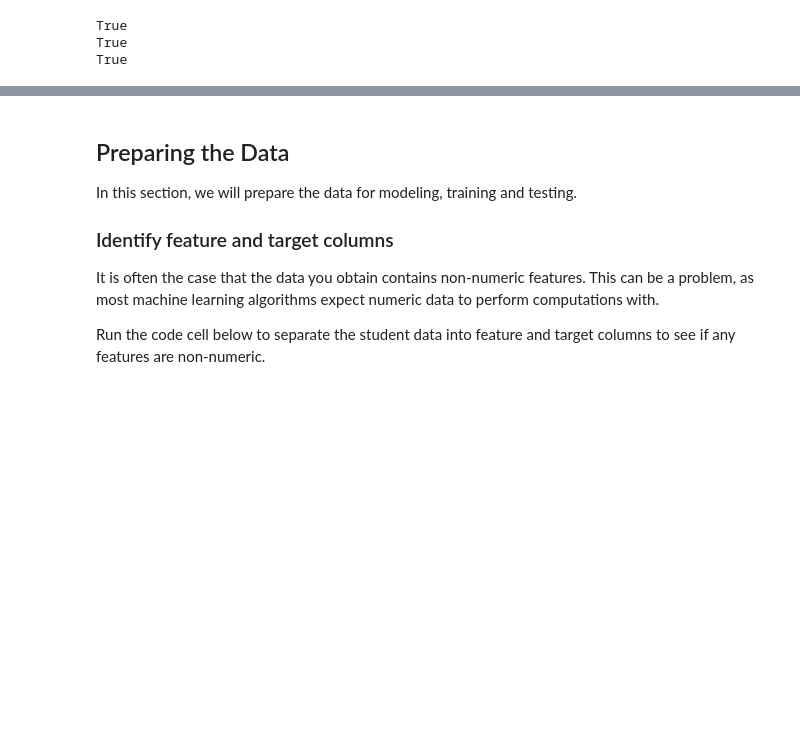
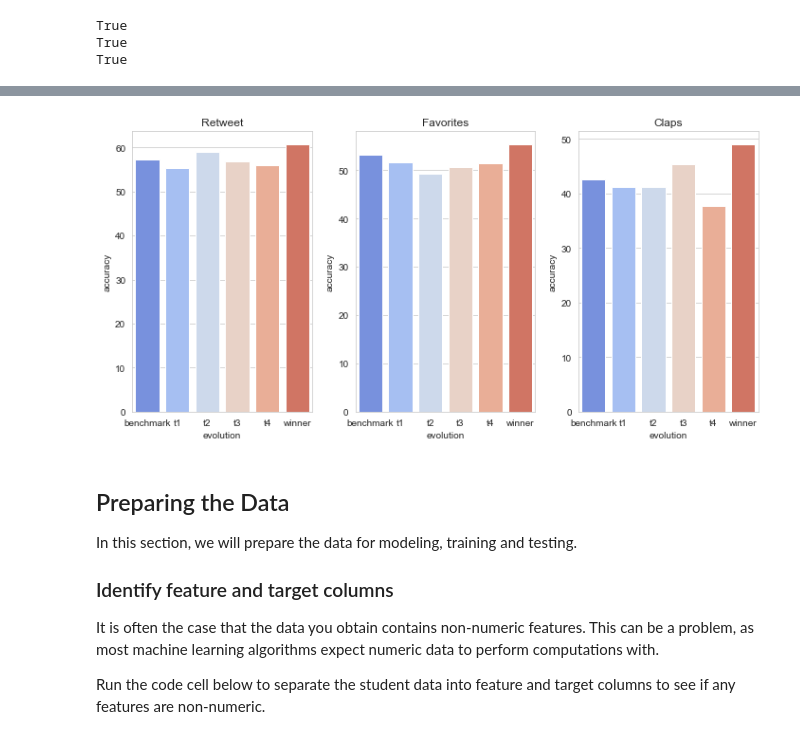
Before and after one commit to flaviohenriquecbc/machine-learning-capstone-project, a Jupyter notebook: title-success-prediction.ipynb, the cells around one changed output, grey strips where cells are left out. Cells and saved outputs as stored; diff of their text form; code cells hidden in the pictures; blank space fills up the shorter version.

```diff
--- a/title-success-prediction.ipynb
+++ b/title-success-prediction.ipynb
@@ -857,3 +807,15 @@ Winner model = Parameter tuned + no outliers + clean words + stopwords + td-idf
+# %%
+plt.figure(figsize=(10, 5))
+for el in columns:
+    class_name = el['column_name']
+    if class_name != title_length:
+        plt.subplot(1, 3, columns.index(el) + 1)
+        plt.tight_layout()
+        plt.title(class_name);
+        values = info[class_name]
+        sns.barplot(values['evolution'], values['accuracy'])
+# %% [output]
+[figure, added]
 # %% [markdown]
 ## Preparing the Data
 In this section, we will prepare the data for modeling, training and testing.
```
Also changed, not shown: parts of 1 cell of this notebook, 1 other file.
